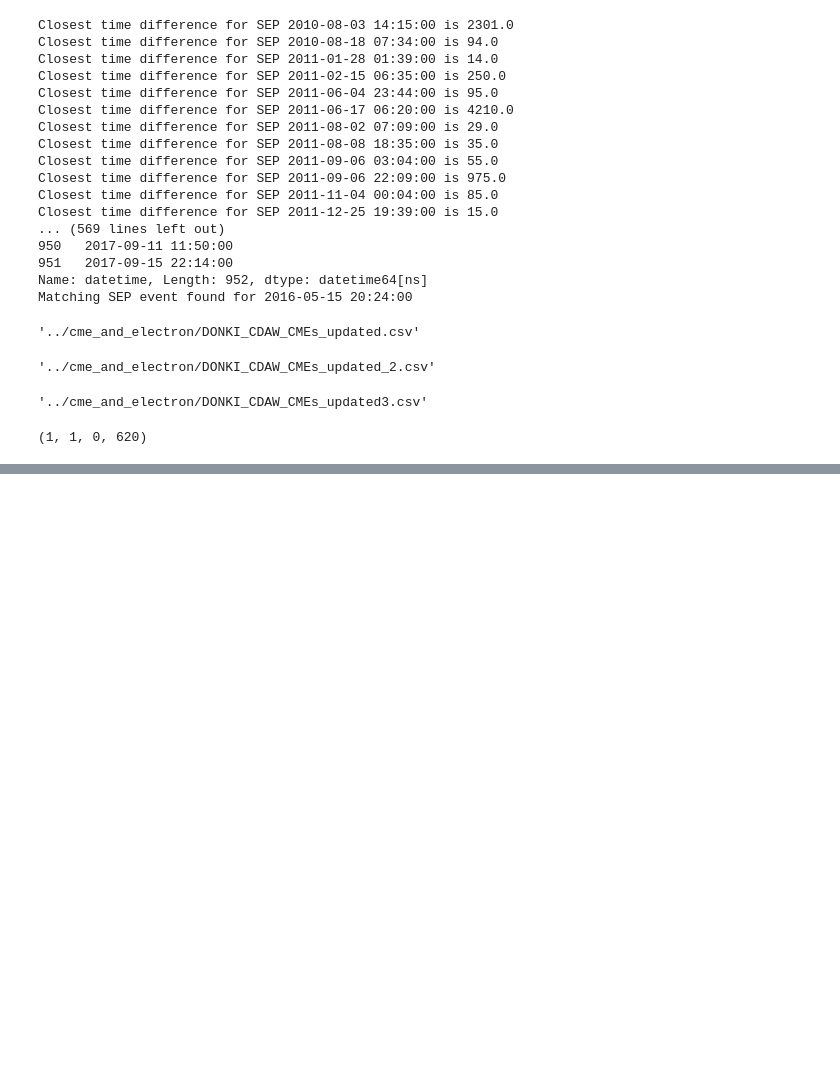
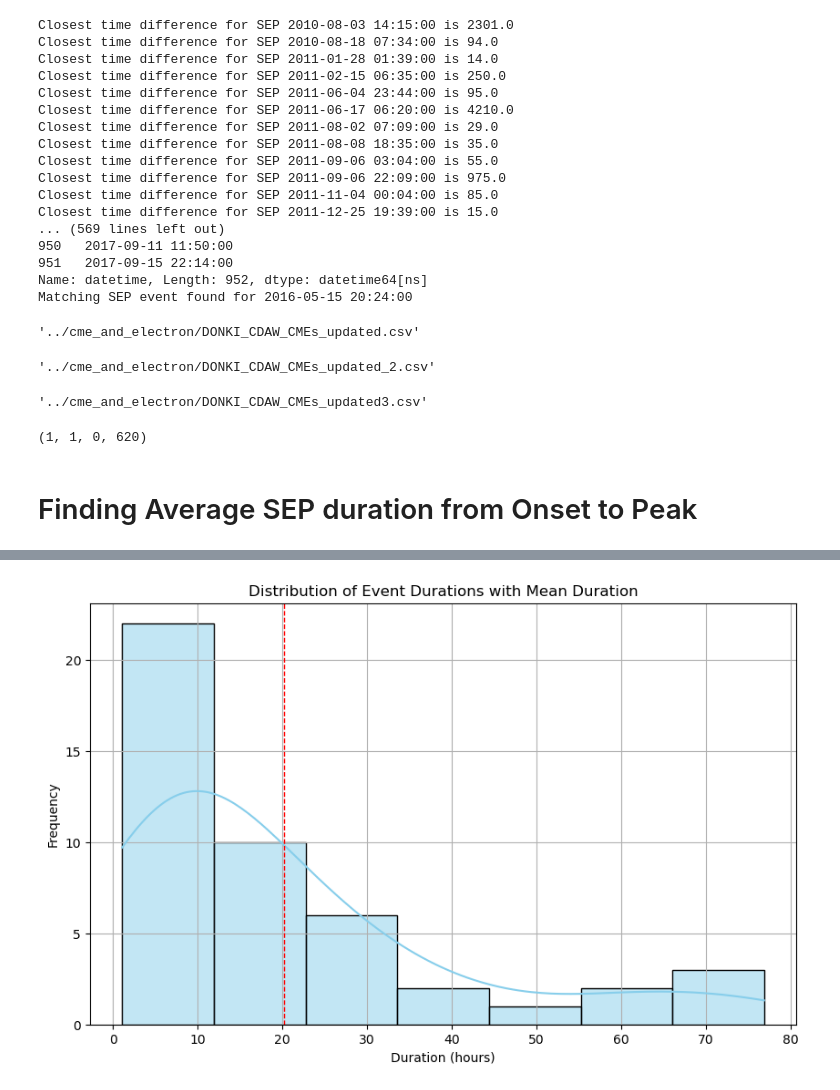
Before and after one commit to Machine-Earning/CISIR, a Jupyter notebook: notebooks/finding_seps_elevated_cmehistory.ipynb, the cells around one changed output, grey strips where cells are left out. Cells and saved outputs as stored; diff of their text form; code cells hidden in the pictures; blank space fills up the shorter version.

Commit message:
got average sep duration from 2010-2017

```diff
--- a/notebooks/finding_seps_elevated_cmehistory.ipynb
+++ b/notebooks/finding_seps_elevated_cmehistory.ipynb
@@ -1343,3 +1342,18 @@ result_df_final['max_CME_speed_in_past_day'] = result_df_final['CME_DONKI_time']
 # Save the updated DONKI_CDAW_CMEs DataFrame to a new CSV file
 result_df_final_path = '../cme_and_electron/new_data/features_dataset.csv'
 result_df_final.to_csv(result_df_final_path, index=False)
+# %% [markdown]
+# Finding Average SEP duration from Onset to Peak
+# %%
+from dataload.calc_cme_history import calculate_average_duration
+import pandas as pd
+
+
+file_path = "D:/College/Fall2023/new_data/curr_pf10th10_original.csv"
+df = pd.read_csv(file_path)
+# %%
+avg_sep_duration = calculate_average_duration(df, start_year=2010, end_year=2017, debug=True)
+
+# print the duration
+print(f"average sep duration: {avg_sep_duration}")
+# %% [output]
@@ -1345,0 +1377 @@ result_df_final.to_csv(result_df_final_path, index=False)
+[figure, added]
```
Also changed, not shown: parts of 2 cells of this notebook, 2 other files.
